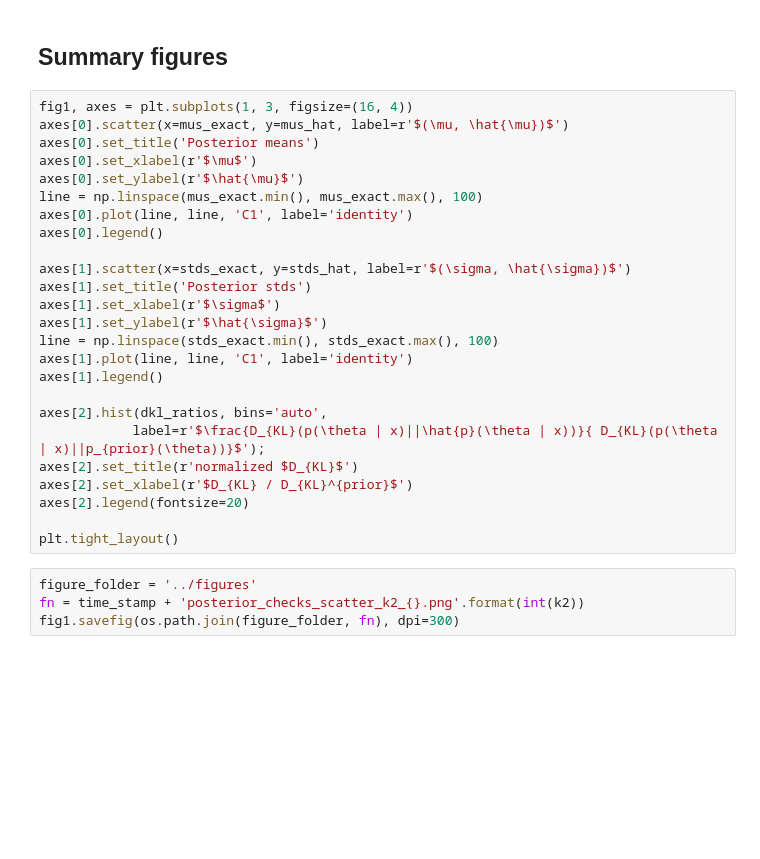
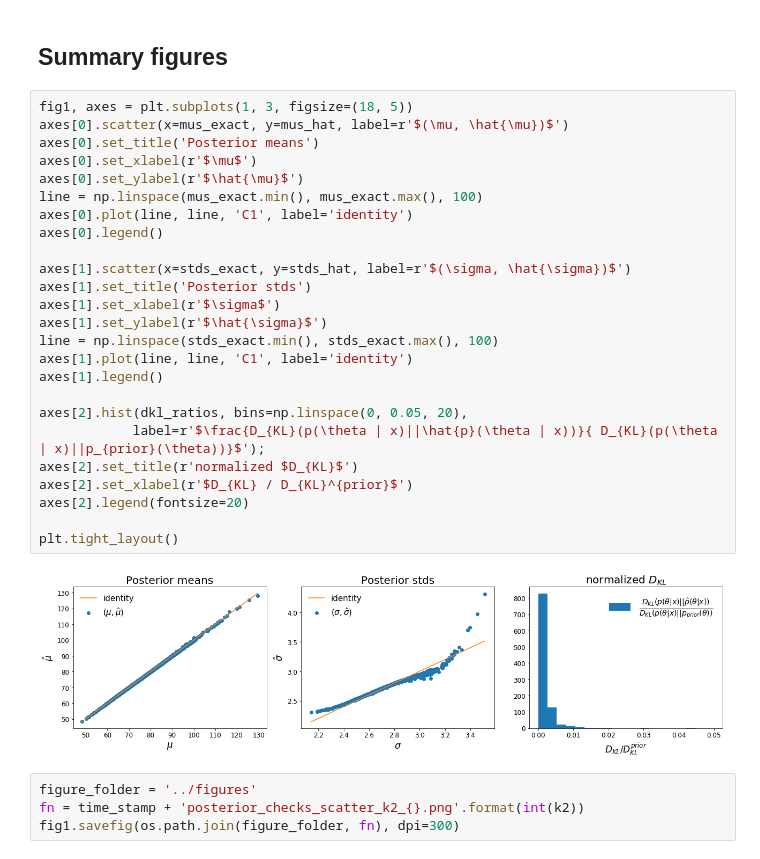
Before and after one commit to janfb/mcabc, a Jupyter notebook: notebooks/ModelComparison_ToyExample_PosteriorChecksPoisson.ipynb, the cells around one changed output. Drawn from its saved outputs; the diff is of its cells as text; blank space fills up the shorter version.

```diff
--- a/notebooks/ModelComparison_ToyExample_PosteriorChecksPoisson.ipynb
+++ b/notebooks/ModelComparison_ToyExample_PosteriorChecksPoisson.ipynb
@@ -240,30 +254,32 @@ with tqdm.tqdm(total=ntest) as pbar:
 # %% [markdown]
 ## Summary figures
 # %%
-fig1, axes = plt.subplots(1, 3, figsize=(16, 4))
+fig1, axes = plt.subplots(1, 3, figsize=(18, 5))
 axes[0].scatter(x=mus_exact, y=mus_hat, label=r'$(\mu, \hat{\mu})$')
 axes[0].set_title('Posterior means')
 axes[0].set_xlabel(r'$\mu$')
 axes[0].set_ylabel(r'$\hat{\mu}$')
 line = np.linspace(mus_exact.min(), mus_exact.max(), 100)
 axes[0].plot(line, line, 'C1', label='identity')
 axes[0].legend()
 
 axes[1].scatter(x=stds_exact, y=stds_hat, label=r'$(\sigma, \hat{\sigma})$')
 axes[1].set_title('Posterior stds')
 axes[1].set_xlabel(r'$\sigma$')
 axes[1].set_ylabel(r'$\hat{\sigma}$')
 line = np.linspace(stds_exact.min(), stds_exact.max(), 100)
 axes[1].plot(line, line, 'C1', label='identity')
 axes[1].legend()
 
-axes[2].hist(dkl_ratios, bins='auto',
+axes[2].hist(dkl_ratios, bins=np.linspace(0, 0.05, 20),
             label=r'$\frac{D_{KL}(p(\theta | x)||\hat{p}(\theta | x))}{ D_{KL}(p(\theta | x)||p_{prior}(\theta))}$');
 axes[2].set_title(r'normalized $D_{KL}$')
 axes[2].set_xlabel(r'$D_{KL} / D_{KL}^{prior}$')
 axes[2].legend(fontsize=20)
 
 plt.tight_layout()
+# %% [output]
+[figure, added]
 # %%
 figure_folder = '../figures'
 fn = time_stamp + 'posterior_checks_scatter_k2_{}.png'.format(int(k2))
```
Also changed, not shown: parts of 8 cells of this notebook, 5 other files.
